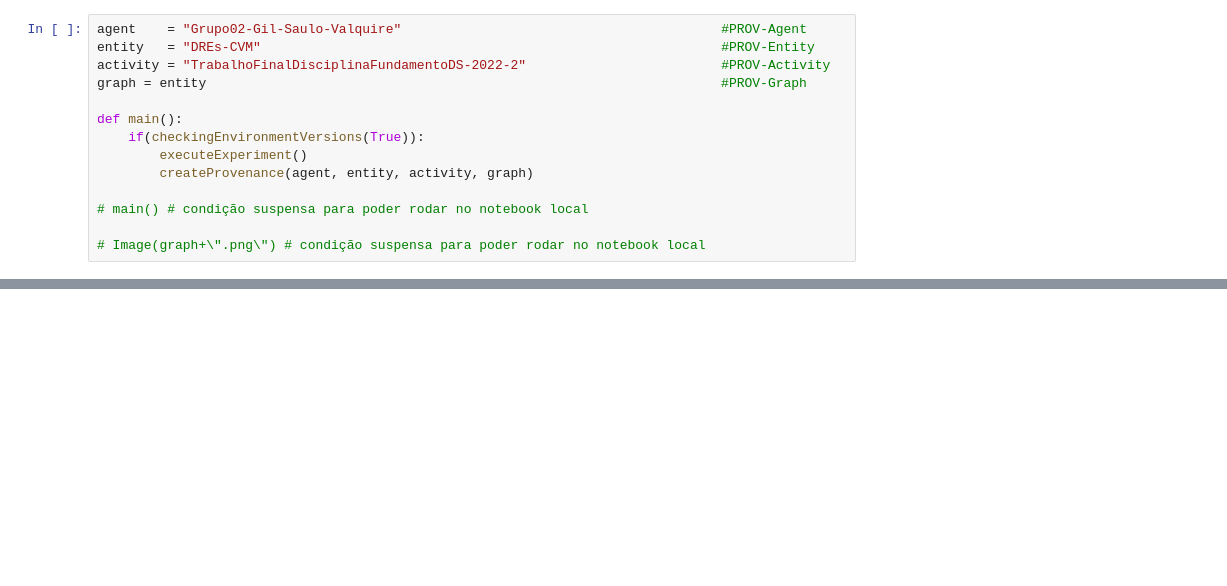
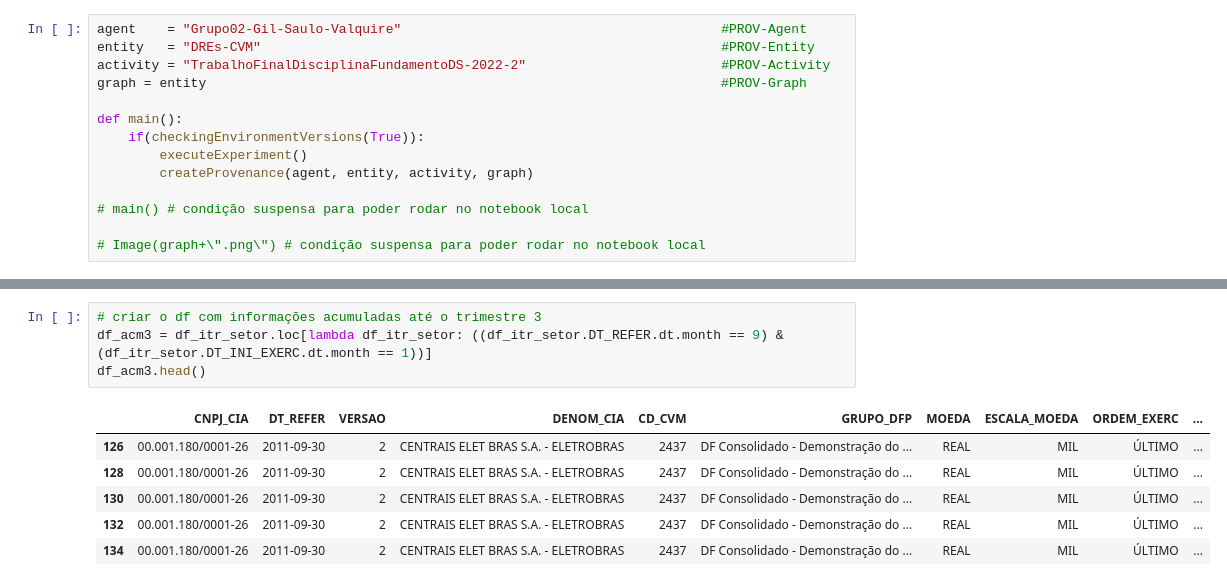
Before and after one commit to OBInvest/drecvm, a Jupyter notebook: drecvm.ipynb, the cells around one changed output, grey strips where cells are left out. Cells and saved outputs as stored; diff of their text form; blank space fills up the shorter version.

```diff
--- a/drecvm.ipynb
+++ b/drecvm.ipynb
@@ -309,0 +372,11 @@ Diferença: 119415
+# %%
+# criar o df com informações acumuladas até o trimestre 3
+df_acm3 = df_itr_setor.loc[lambda df_itr_setor: ((df_itr_setor.DT_REFER.dt.month == 9) & (df_itr_setor.DT_INI_EXERC.dt.month == 1))]
+df_acm3.head()
+# %% [output]
+|  | CNPJ_CIA | DT_REFER | VERSAO | DENOM_CIA | CD_CVM | GRUPO_DFP | MOEDA | ESCALA_MOEDA | ORDEM_EXERC | ... |
+| 126 | 00.001.180/0001-26 | 2011-09-30 | 2 | CENTRAIS ELET BRAS S.A. - ELETROBRAS | 2437 | DF Consolidado - Demonstração do ... | REAL | MIL | ÚLTIMO | ... |
+| 128 | 00.001.180/0001-26 | 2011-09-30 | 2 | CENTRAIS ELET BRAS S.A. - ELETROBRAS | 2437 | DF Consolidado - Demonstração do ... | REAL | MIL | ÚLTIMO | ... |
+| 130 | 00.001.180/0001-26 | 2011-09-30 | 2 | CENTRAIS ELET BRAS S.A. - ELETROBRAS | 2437 | DF Consolidado - Demonstração do ... | REAL | MIL | ÚLTIMO | ... |
+| 132 | 00.001.180/0001-26 | 2011-09-30 | 2 | CENTRAIS ELET BRAS S.A. - ELETROBRAS | 2437 | DF Consolidado - Demonstração do ... | REAL | MIL | ÚLTIMO | ... |
+| 134 | 00.001.180/0001-26 | 2011-09-30 | 2 | CENTRAIS ELET BRAS S.A. - ELETROBRAS | 2437 | DF Consolidado - Demonstração do ... | REAL | MIL | ÚLTIMO | ... |
```
Also changed, not shown: parts of 18 cells of this notebook.
